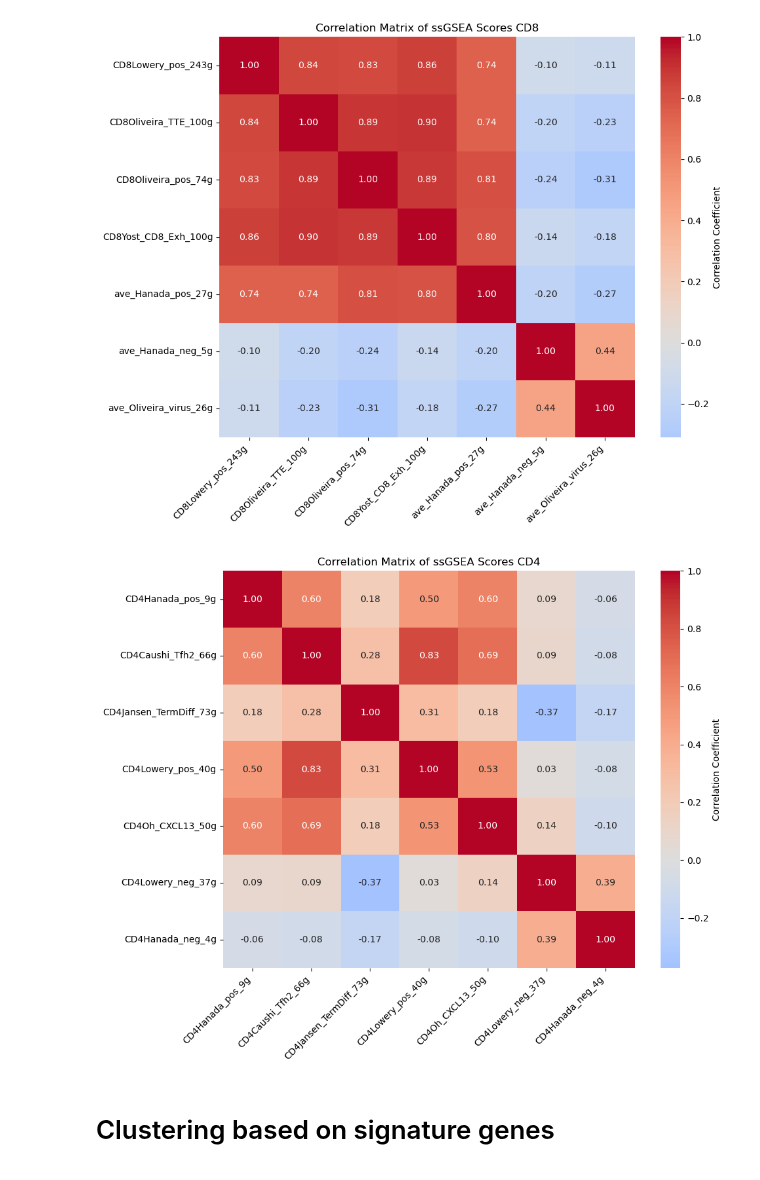
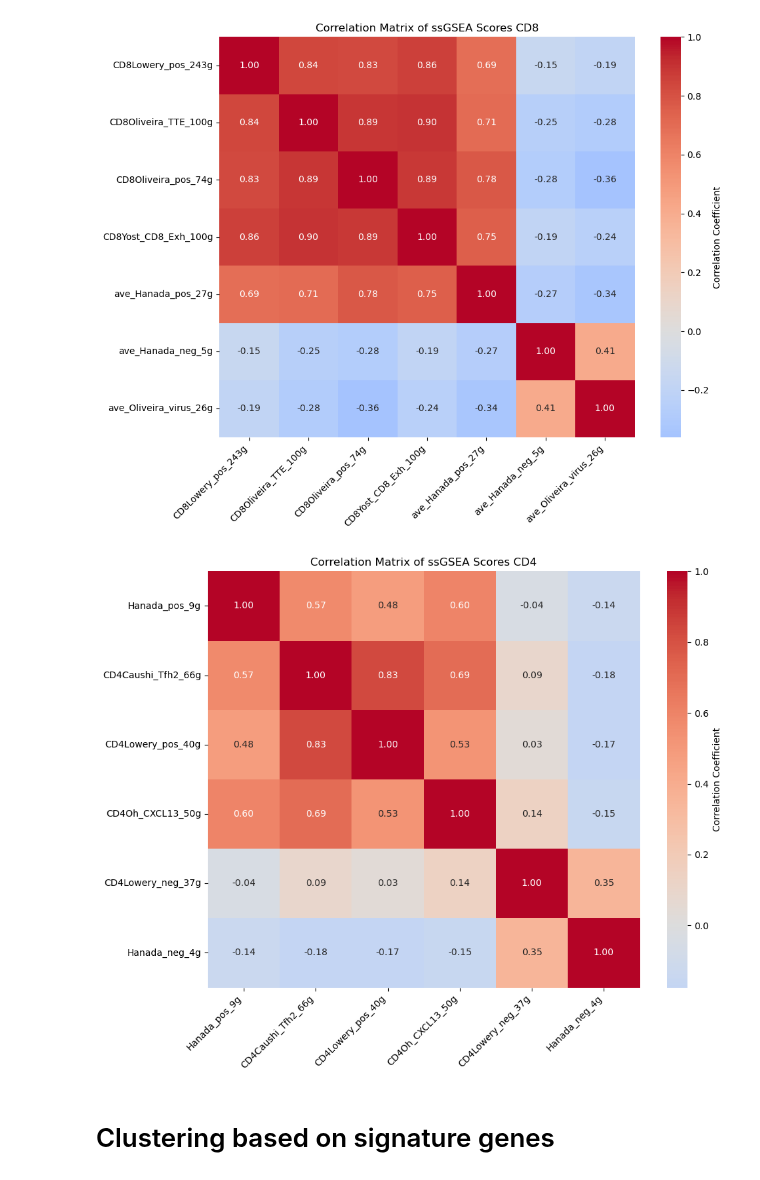
Before and after one commit to Sun-lab/CAT, a Jupyter notebook: Liu_2022/process_output.ipynb, the cells around one changed output. Saved outputs shown, nothing was run; the diff lists cells and outputs as text; code cells hidden in the pictures.

```diff
--- a/Liu_2022/process_output.ipynb
+++ b/Liu_2022/process_output.ipynb
@@ -1,5 +1,6 @@
 # %%
 import pandas as pd
-df = pd.read_csv('cell_scores.csv',index_col=0)
-df
+df_cd4 = pd.read_csv('output_CD4.csv',index_col=0)
+df_cd8 = pd.read_csv('output_CD8.csv',index_col=0)
+df_cd8
 # %% [output]
@@ -56,3 +19,0 @@ metadata
-# %%
-df = df.join(metadata)
-df
@@ -73,3 +20,10 @@ df
+# %%
+metadata = pd.read_csv("GSE179994_Tcell.metadata.tsv.gz", sep="\t", compression="gzip")
+t_cell_types = ['CD4','CD8']
+metadata = metadata[metadata["celltype"].isin(t_cell_types)]
+metadata = metadata.set_index('cellid')
+df_cd8 = df_cd8.join(metadata)
+df_cd4 = df_cd4.join(metadata)
 # %%
 %matplotlib inline
 import numpy as np
@@ -87,24 +41,23 @@ pos_sigs_CD8 = [
 neg_sigs_CD8 = [
     #"CD8Lowery_neg_99g",
     "ave_Hanada_neg_5g",
-    "ave_Oliveira_virus_26g",
+    "ave_Oliveira_virus_26g"
 ]
 
 pos_sigs_CD4 = [
-    "CD4Hanada_pos_9g",
+    "Hanada_pos_9g",
     "CD4Caushi_Tfh2_66g",
-    "CD4Jansen_TermDiff_73g",
+    #"CD4Jansen_TermDiff_73g",
     "CD4Lowery_pos_40g",
     "CD4Oh_CXCL13_50g"
 ]
 neg_sigs_CD4 = [
     "CD4Lowery_neg_37g",
-    "CD4Hanada_neg_4g"
+    "Hanada_neg_4g"
 ]
 
-
 def classify_cells(df, cell_type, pos_sigs, neg_sigs):
-    sub = df[df["celltype"]==cell_type].copy()
+    sub = df[df["celltype"] == cell_type].copy()
     cols = pos_sigs + neg_sigs
 
     # z‐score the signatures _within_ this subset
@@ -124,12 +77,10 @@ def classify_cells(df, cell_type, pos_sigs, neg_sigs):
         (sub[f"neg_score_{cell_type}"] <  neg_cut)
     )
 
-    return sub
+    return sub, pos_cut, neg_cut
 
 # run it for each cell‐type
-cd8_called = classify_cells(df, "CD8", pos_sigs_CD8, neg_sigs_CD8)
-cd4_called = classify_cells(df, "CD4", pos_sigs_CD4, neg_sigs_CD4)
-
-df_combined = pd.concat([cd8_called, cd4_called]).sort_index()
-df_combined
+cd8_called,pos_cut_CD8, neg_cut_CD8= classify_cells(df_cd8, "CD8", pos_sigs_CD8, neg_sigs_CD8)
+cd4_called,pos_cut_CD4, neg_cut_CD4 = classify_cells(df_cd4, "CD4", pos_sigs_CD4, neg_sigs_CD4)
+cd8_called
 # %% [output]
@@ -185,7 +156,7 @@ plt.show()
 all_sigs_CD8 = pos_sigs_CD8 + neg_sigs_CD8
 
 # Calculate the correlation matrix for the specified columns in the original DataFrame
-corr_matrix = df_combined[df_combined['celltype']=='CD8'][all_sigs_CD8].corr()
+corr_matrix = cd8_called[all_sigs_CD8].corr()
 
 # Create a heatmap of the correlation matrix
 plt.figure(figsize=(10, 8))
@@ -198,26 +169,26 @@ plt.yticks(rotation=0)
 plt.tight_layout()
 plt.show()
 # %% [output]
-[figure, old version]
+[figure, new version]
 # %%
 # Combine the lists to get all columns
 all_sigs_CD4 = pos_sigs_CD4 + neg_sigs_CD4
 
 # Calculate the correlation matrix for the specified columns in the original DataFrame
-corr_matrix = df_combined[df_combined['celltype']=='CD4'][all_sigs_CD4].corr()
+corr_matrix = cd4_called[all_sigs_CD4].corr()
 
 # Create a heatmap of the correlation matrix
 plt.figure(figsize=(10, 8))
 heatmap = sns.heatmap(corr_matrix, annot=True, cmap="coolwarm", center=0, fmt=".2f",
                       cbar_kws={"label": "Correlation Coefficient"})
 
 plt.title("Correlation Matrix of ssGSEA Scores CD4")
 plt.xticks(rotation=45, ha="right")
 plt.yticks(rotation=0)
 plt.tight_layout()
 plt.show()
 # %% [output]
-[figure, old version]
+[figure, new version]
 # %% [markdown]
 # Clustering based on signature genes
 # %%
```
Also changed, not shown: parts of 40 cells of this notebook, 4 other files.
